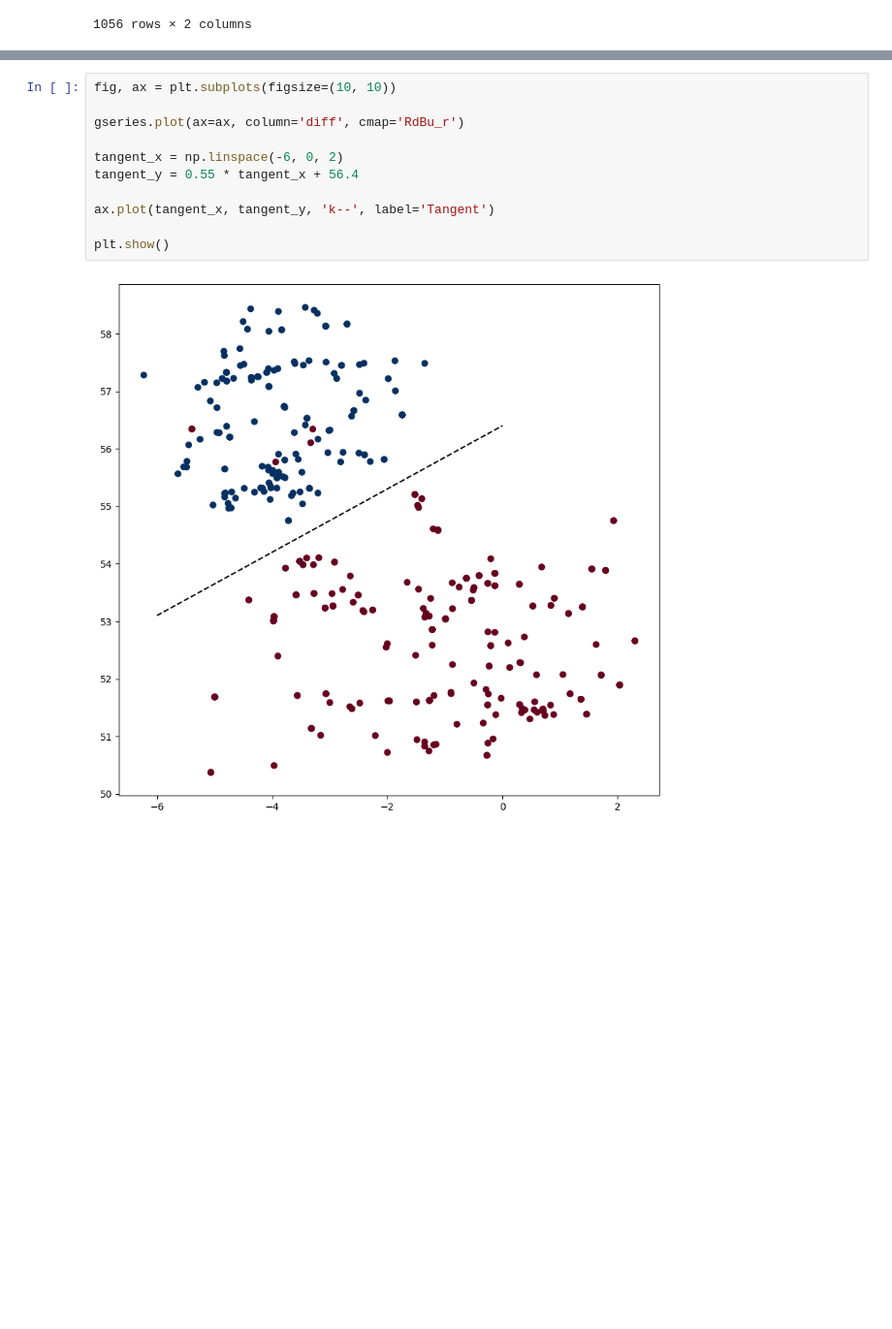
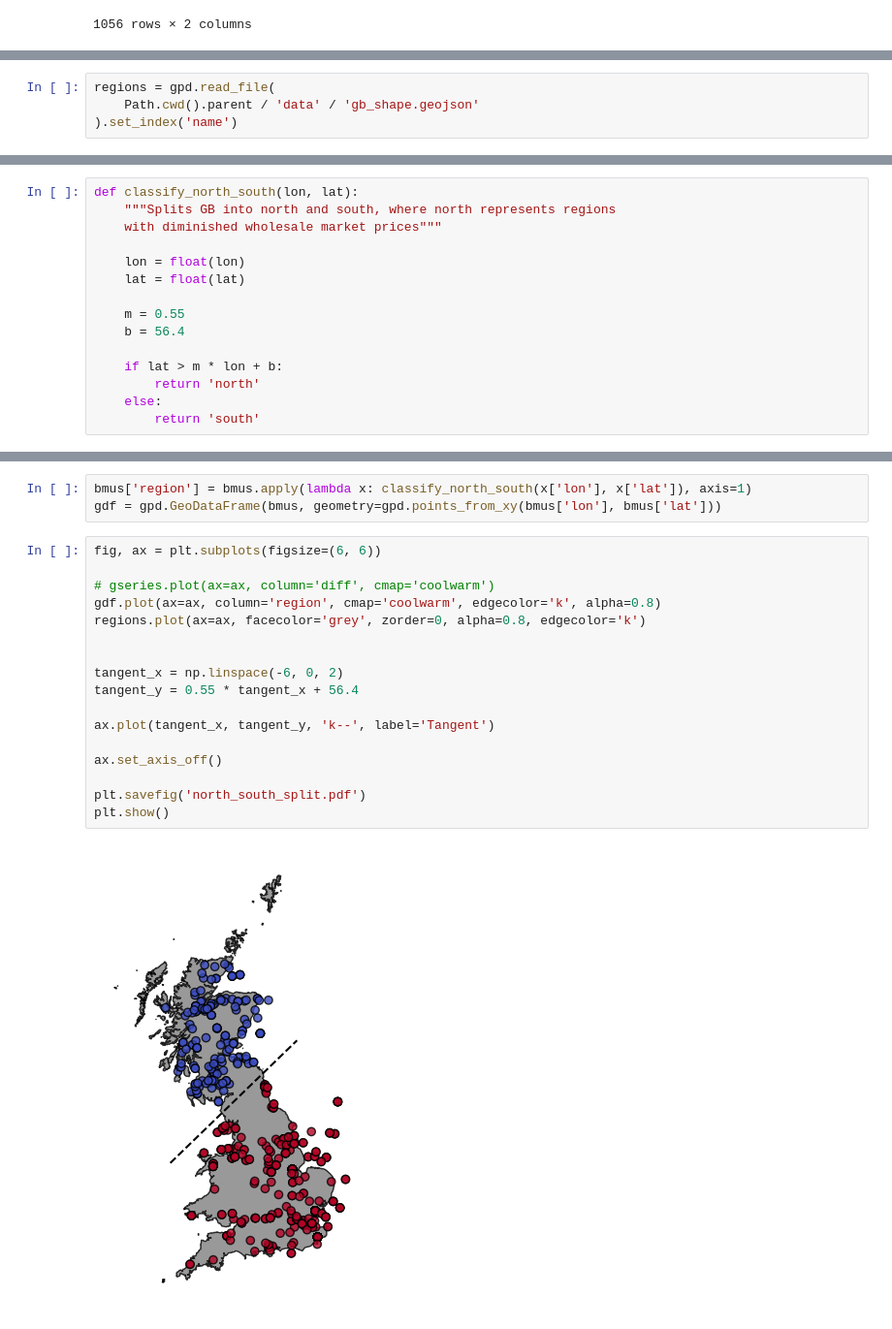
Before and after one commit to LukasFrankenQ/GBPower, a Jupyter notebook: notebooks/split_northsouth.ipynb, the cells around one changed output, grey strips where cells are left out. Shown at 97% size. Cells and saved outputs as stored; diff of their text form; blank space fills up the shorter version.

```diff
--- a/notebooks/split_northsouth.ipynb
+++ b/notebooks/split_northsouth.ipynb
@@ -77,0 +119,4 @@ gseries = gpd.GeoDataFrame(diff.loc[intersec], geometry=gpd.points_from_xy(bmus.
+# %%
+regions = gpd.read_file(
+    Path.cwd().parent / 'data' / 'gb_shape.geojson'
+).set_index('name')
@@ -77,0 +139,15 @@ gseries = gpd.GeoDataFrame(diff.loc[intersec], geometry=gpd.points_from_xy(bmus.
+# %%
+def classify_north_south(lon, lat):
+    """Splits GB into north and south, where north represents regions
+    with diminished wholesale market prices"""
+
+    lon = float(lon)
+    lat = float(lat)
+
+    m = 0.55
+    b = 56.4
+
+    if lat > m * lon + b:
+        return 'north'
+    else:
+        return 'south'
@@ -78,13 +170,22 @@ gseries = gpd.GeoDataFrame(diff.loc[intersec], geometry=gpd.points_from_xy(bmus.
+# %%
+bmus['region'] = bmus.apply(lambda x: classify_north_south(x['lon'], x['lat']), axis=1)
+gdf = gpd.GeoDataFrame(bmus, geometry=gpd.points_from_xy(bmus['lon'], bmus['lat']))
 # %%
-fig, ax = plt.subplots(figsize=(10, 10))
+fig, ax = plt.subplots(figsize=(6, 6))
 
-gseries.plot(ax=ax, column='diff', cmap='RdBu_r')
+# gseries.plot(ax=ax, column='diff', cmap='coolwarm')
+gdf.plot(ax=ax, column='region', cmap='coolwarm', edgecolor='k', alpha=0.8)
+regions.plot(ax=ax, facecolor='grey', zorder=0, alpha=0.8, edgecolor='k')
+
 
 tangent_x = np.linspace(-6, 0, 2)
 tangent_y = 0.55 * tangent_x + 56.4
 
 ax.plot(tangent_x, tangent_y, 'k--', label='Tangent')
 
+ax.set_axis_off()
+
+plt.savefig('north_south_split.pdf')
 plt.show()
 # %% [output]
-[figure, old version]
+[figure, new version]
```
Also changed, not shown: parts of 7 cells of this notebook, 2 other files.
